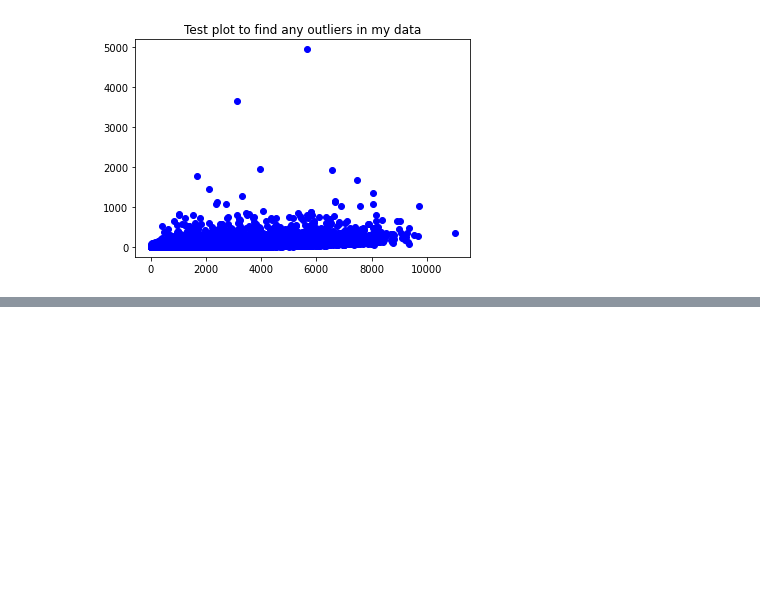
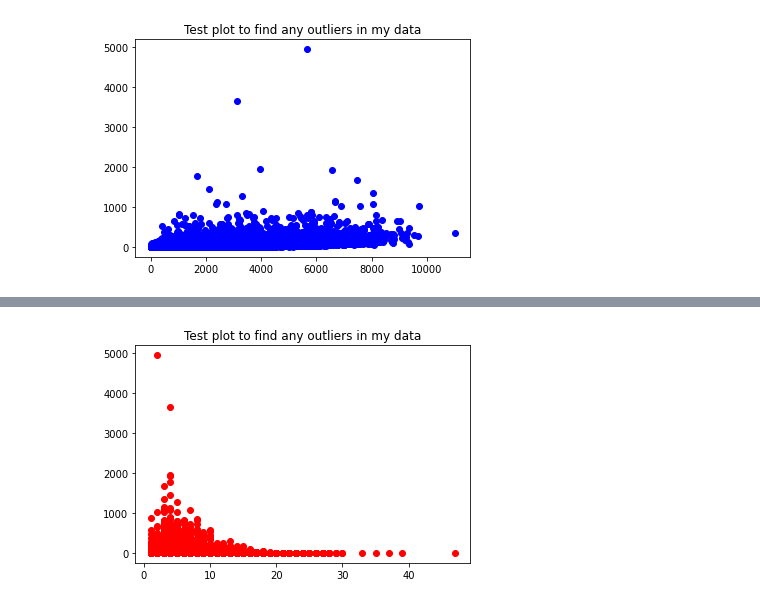
Before and after one commit to OhOmah/Unit-1-Build-Sprint-Exploratory-Data-Analysis, a Jupyter notebook: Build_Week_Omar_Zaffar_DS18.ipynb, the cells around one changed output, grey strips where cells are left out. Drawn from its saved outputs; the diff is of its cells as text; code cells hidden in the pictures; blank space fills up the shorter version.

```diff
--- a/Build_Week_Omar_Zaffar_DS18.ipynb
+++ b/Build_Week_Omar_Zaffar_DS18.ipynb
@@ -145,0 +154,6 @@ plt.show()
+# %%
+plt.scatter(road['AVG_START_POS'], road['WINS'], color='r')
+plt.title('Test plot to find any outliers in my data')
+plt.show()
+# %% [output]
+[figure, added]
```
Also changed, not shown: parts of 19 cells of this notebook.
